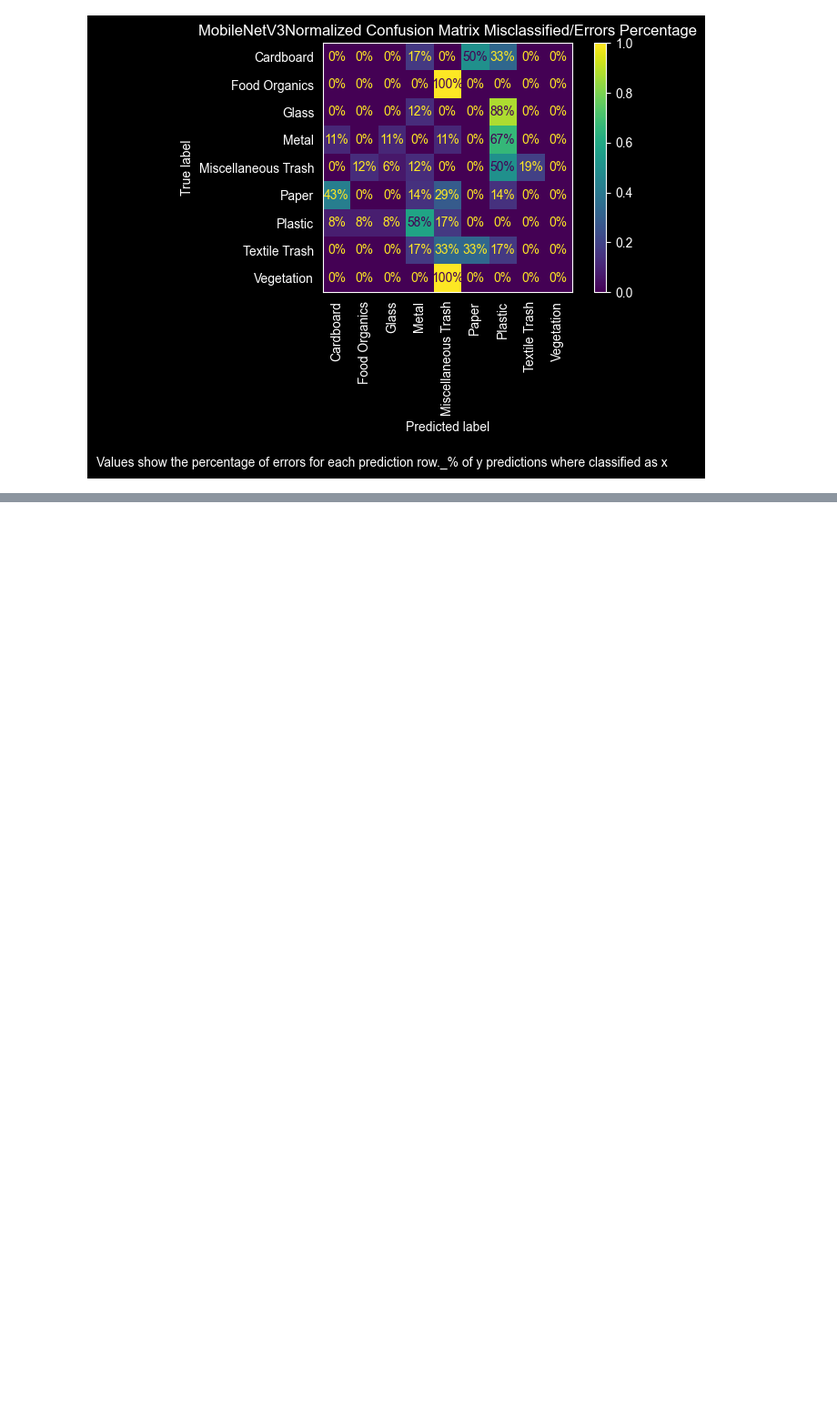
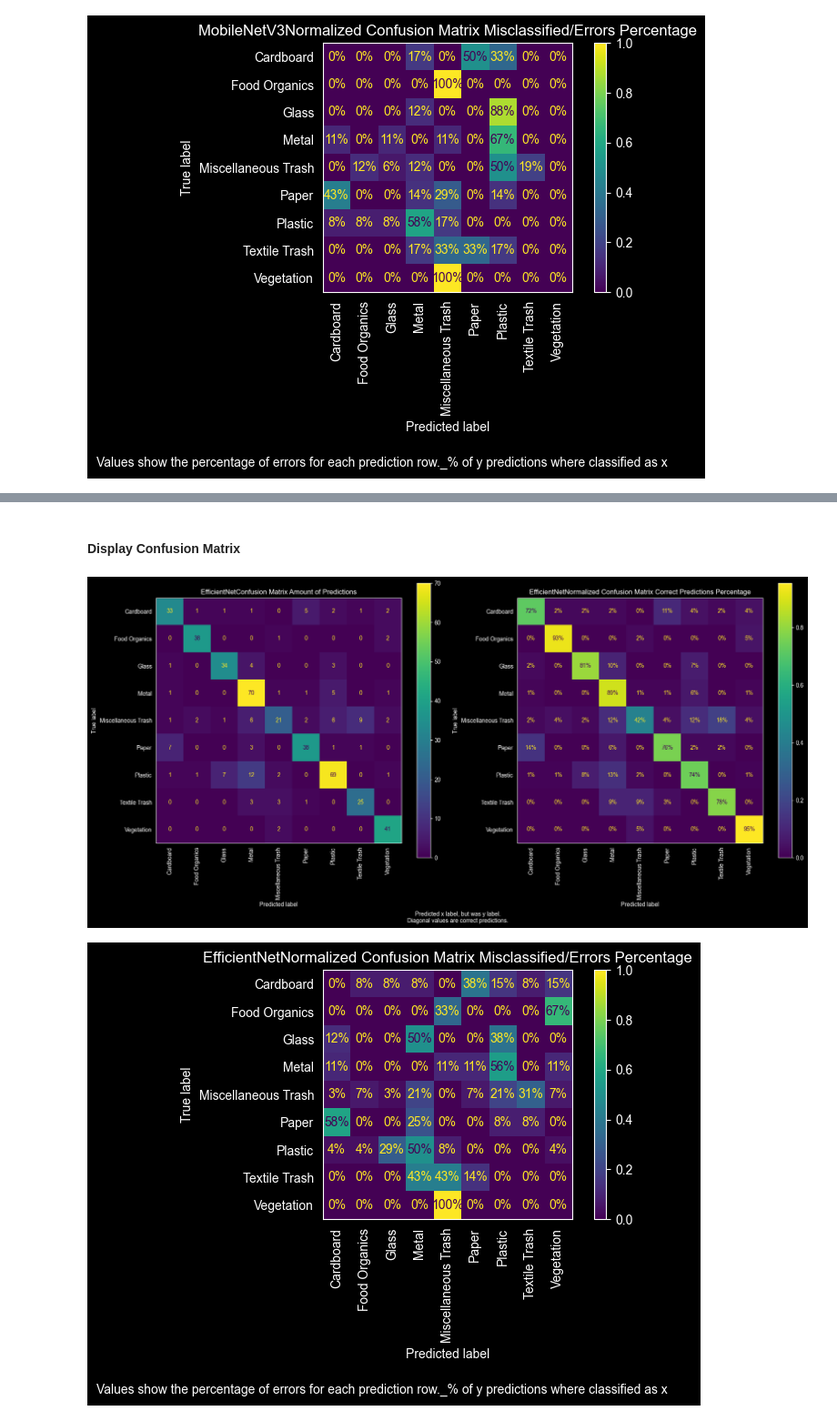
Before and after one commit to juliareinhart/waste-classification-ml, a Jupyter notebook: waste_classification.ipynb, the cells around one changed output, grey strips where cells are left out. Shown at 91% size. Drawn from its saved outputs; the diff is of its cells as text; code cells hidden in the pictures; blank space fills up the shorter version.

Commit message:
EfficientNet Confusion Matrix

```diff
--- a/waste_classification.ipynb
+++ b/waste_classification.ipynb
@@ -1201,0 +1199,2 @@ print_confusion_matrix(y_true, y_pred, class_names, mnv3_model.__class__.__name_
+# %%
+train, val, test, class_names = get_realwaste_dataloaders(real_waste_path,get_augmented_transform())
@@ -1207,4 +1208,5 @@ model_path = 'models/efficientnet_b0_realwaste.pth'
 checkpoint = torch.load(model_path, weights_only=False)
 # Load model with the previous saved state
 eff_model.load_state_dict(checkpoint['model_state_dict'])
+eff_config = checkpoint['config']
 eff_model.eval();
@@ -1210,0 +1215,2 @@ eff_model.eval();
+# %%
+y_true, y_pred = test_model(eff_model, test, eff_config,class_names, device)
@@ -1211 +1231,8 @@ eff_model.eval();
+# %% [markdown]
+#### Display Confusion Matrix
+# %%
+print_confusion_matrix(y_true, y_pred, class_names, eff_model.__class__.__name__)
+# %% [output]
+[figure, added]
+[figure, added]
 # %% [markdown]
```
Also changed, not shown: parts of 22 cells of this notebook.
